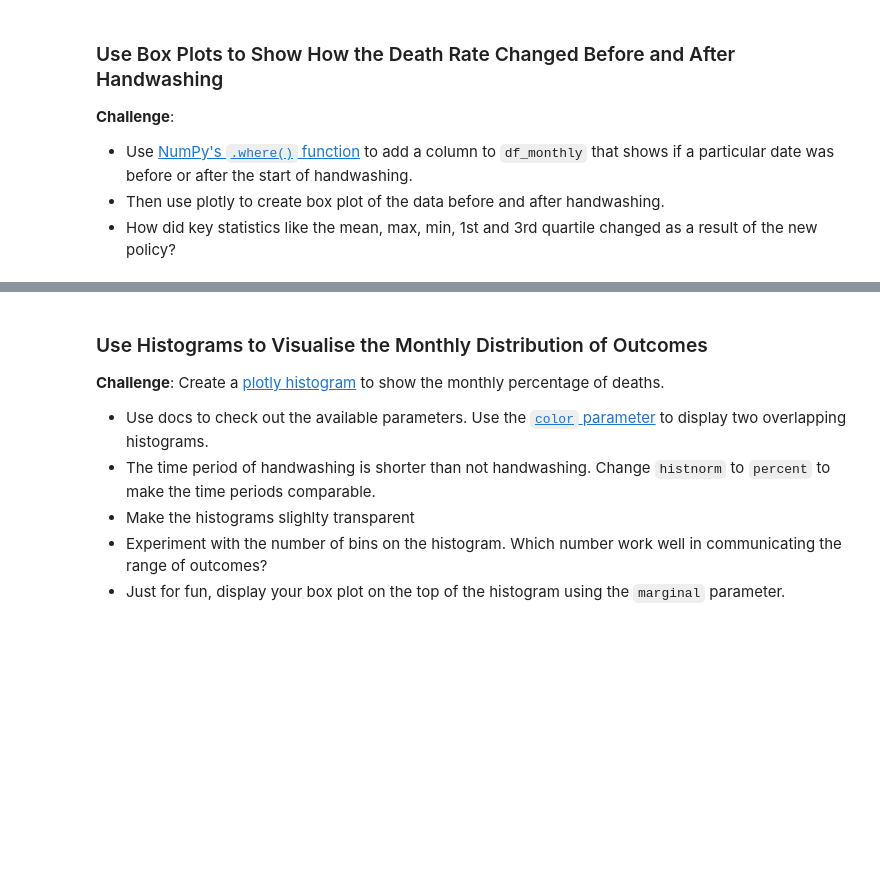
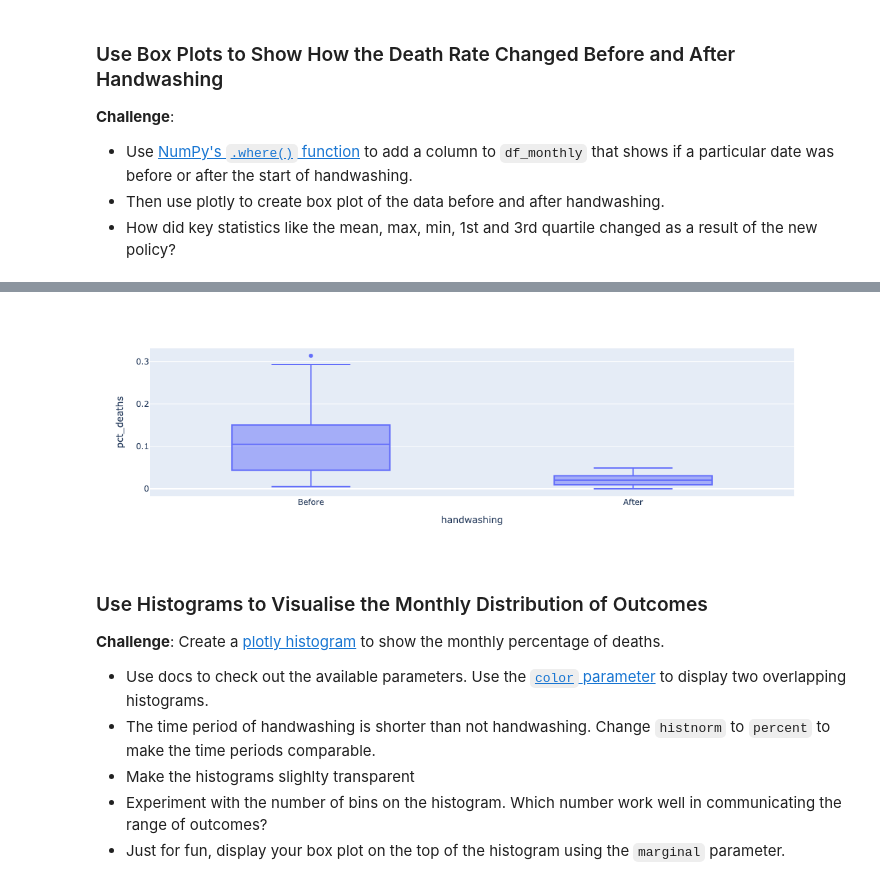
Before and after one commit to digitalenggph/Udemy-Collections, a Jupyter notebook: 100 Days of Code - The Complete Python Pro Bootcamp/day-80/Dr_Semmelweis_Handwashing_Discovery.ipynb, the cells around one changed output, grey strips where cells are left out. Drawn from its saved outputs; the diff is of its cells as text; code cells hidden in the pictures; blank space fills up the shorter version.

```diff
--- a/100 Days of Code - The Complete Python Pro Bootcamp/day-80/Dr_Semmelweis_Handwashing_Discovery.ipynb
+++ b/100 Days of Code - The Complete Python Pro Bootcamp/day-80/Dr_Semmelweis_Handwashing_Discovery.ipynb
@@ -155,3 +550,6 @@ handwashing_start = pd.to_datetime('1847-06-01')
 * Use [NumPy's `.where()` function](https://numpy.org/doc/stable/reference/generated/numpy.where.html) to add a column to `df_monthly` that shows if a particular date was before or after the start of handwashing.
 * Then use plotly to create box plot of the data before and after handwashing.
 * How did key statistics like the mean, max, min, 1st and 3rd quartile changed as a result of the new policy?
+# %%
+df_monthly['handwashing'] = np.where(df_monthly['date'] < handwashing_start, 'Before', 'After')
+df_monthly.tail()
@@ -158,3 +563,11 @@ handwashing_start = pd.to_datetime('1847-06-01')
+# %%
+handwashing_boxplot = px.box(df_monthly,
+                             x="handwashing",
+                             y="pct_deaths"
+                            )
+handwashing_boxplot.show()
+# %% [output]
+[figure, added]
 # %% [markdown]
 ### Use Histograms to Visualise the Monthly Distribution of Outcomes
 
```
Also changed, not shown: parts of 46 cells of this notebook, 1 other file.
